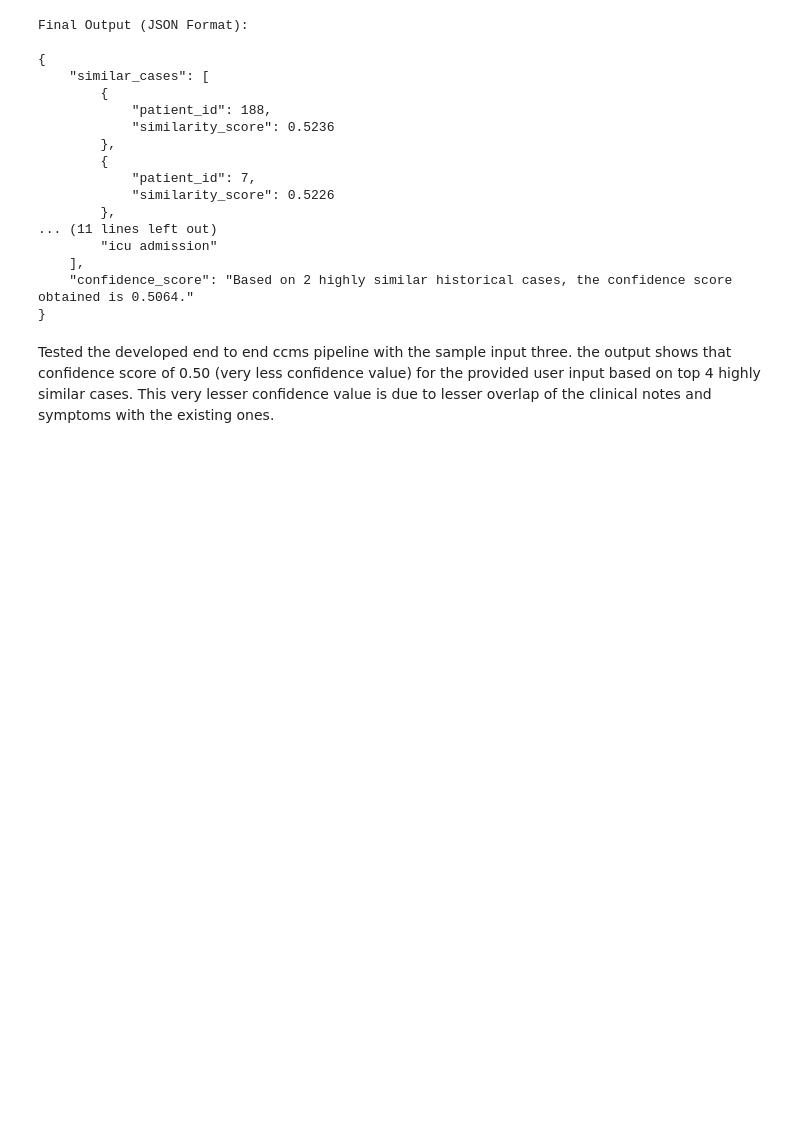
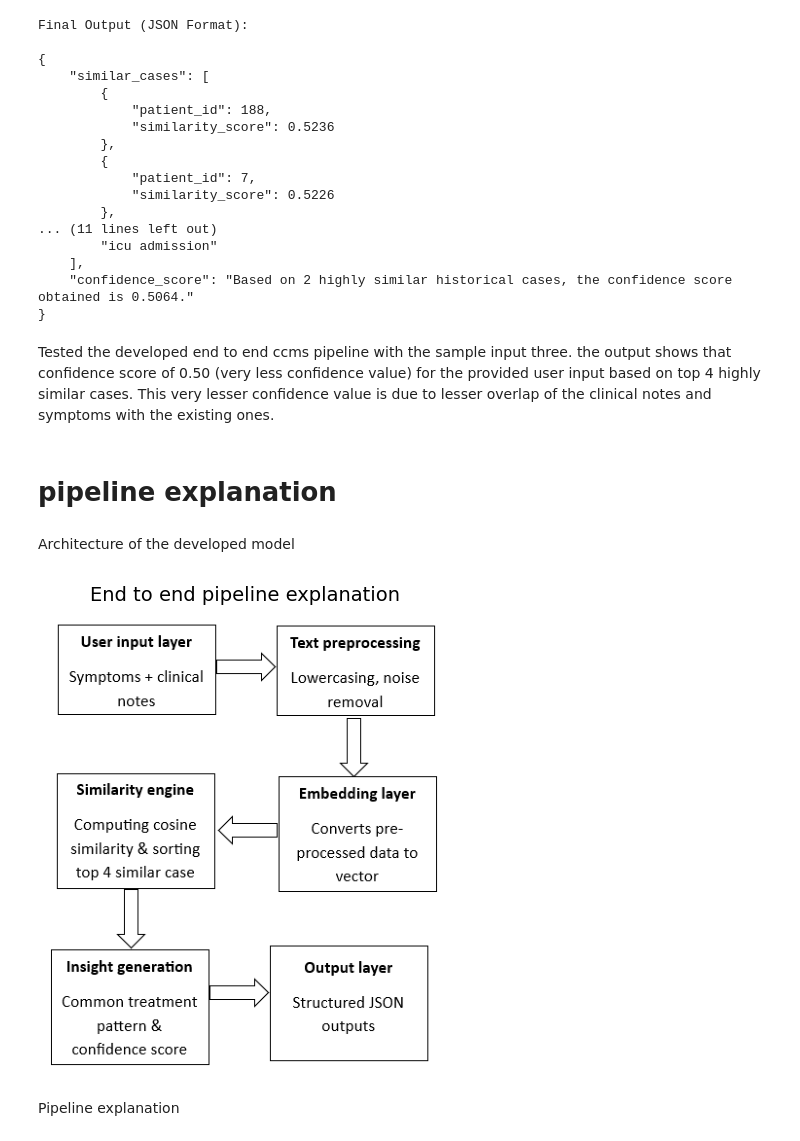
Before and after one commit to rajagowtham0/Week-3, a Jupyter notebook: Week3-Day5.ipynb, the cells around one changed output. Drawn from its saved outputs; the diff is of its cells as text; code cells hidden in the pictures; blank space fills up the shorter version.

Commit message:
End to end pipeline explanation

```diff
--- a/Week3-Day5.ipynb
+++ b/Week3-Day5.ipynb
@@ -714,3 +714,24 @@ Final Output (JSON Format):
 }
 # %% [markdown]
 Tested the developed end to end ccms pipeline with the sample input three. the output shows that confidence score of 0.50 (very less confidence value) for the provided user input based on top 4 highly similar cases. This very lesser confidence value is due to lesser overlap of the clinical notes and symptoms with the existing ones.
+# %% [markdown]
+# pipeline explanation
+# %% [markdown]
+Architecture of the developed model
+# %%
+import matplotlib.pyplot as plt
+import matplotlib.image as mpimg
+
+# Load image
+img = mpimg.imread(r"C:\Users\rajak\OneDrive\Pictures\Screenshots\Screenshot 2026-02-23 140032.png")
+
+# Display image
+plt.figure(figsize=(8,6))
+plt.imshow(img)
+plt.title("End to end pipeline explanation", fontsize=14)
+plt.axis("off")
+plt.show()
+# %% [output]
+[figure, added]
+# %% [markdown]
+Pipeline explanation
```
Also changed, not shown: parts of 1 cell of this notebook.
